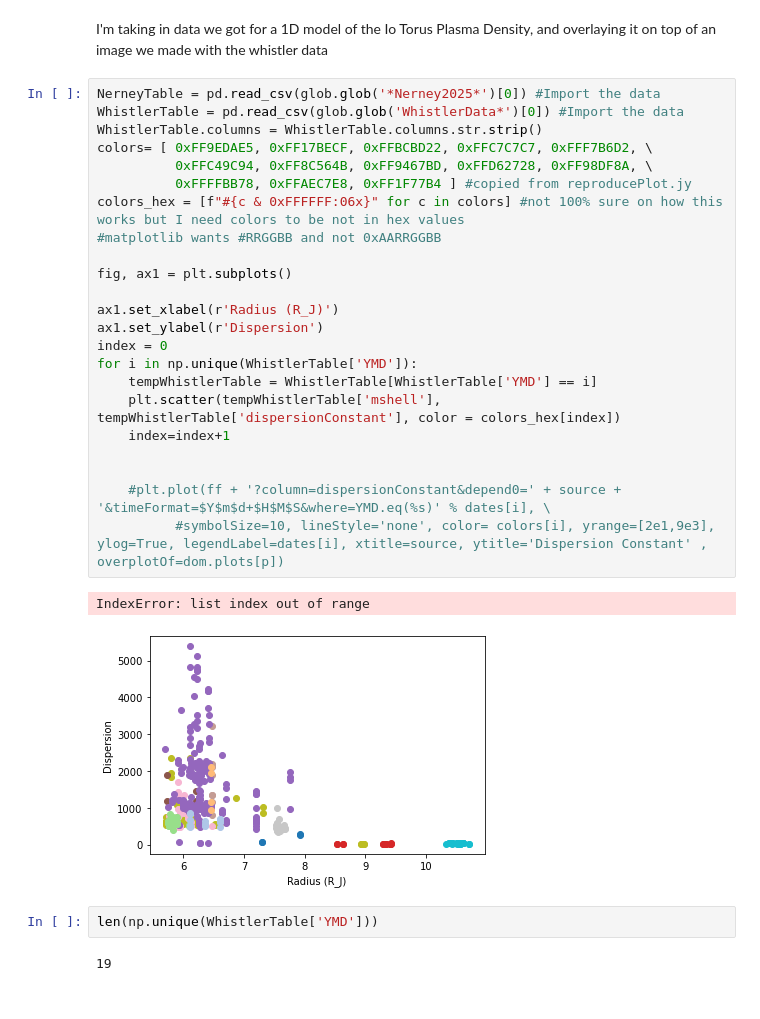
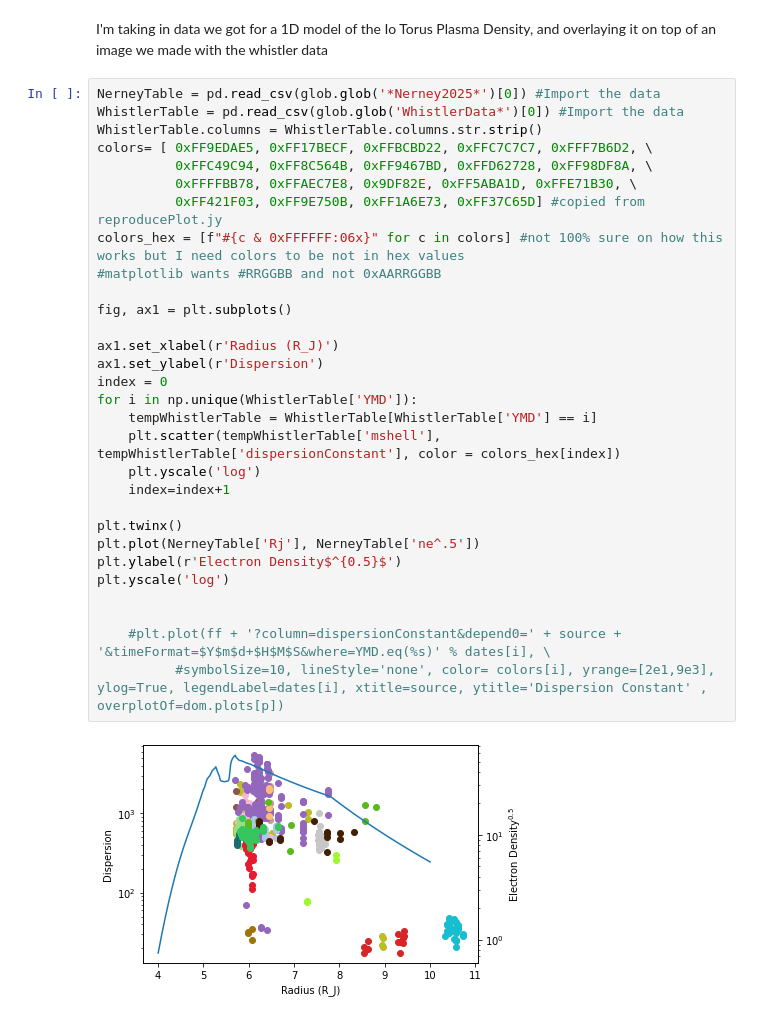
Before and after one commit to MilneBotMKII/Whistler-Research, a Jupyter notebook: PlasmaDensityOverlay.ipynb, the cells around one changed output. Cells and saved outputs as stored; diff of their text form.

Commit message:
Updating Overlay Plot
Got it working at least enough

```diff
--- a/PlasmaDensityOverlay.ipynb
+++ b/PlasmaDensityOverlay.ipynb
@@ -8,30 +8,32 @@ I'm taking in data we got for a 1D model of the Io Torus Plasma Density, and ove
 # %%
 NerneyTable = pd.read_csv(glob.glob('*Nerney2025*')[0]) #Import the data
 WhistlerTable = pd.read_csv(glob.glob('WhistlerData*')[0]) #Import the data
 WhistlerTable.columns = WhistlerTable.columns.str.strip()
 colors= [ 0xFF9EDAE5, 0xFF17BECF, 0xFFBCBD22, 0xFFC7C7C7, 0xFFF7B6D2, \
           0xFFC49C94, 0xFF8C564B, 0xFF9467BD, 0xFFD62728, 0xFF98DF8A, \
-          0xFFFFBB78, 0xFFAEC7E8, 0xFF1F77B4 ] #copied from reproducePlot.jy
+          0xFFFFBB78, 0xFFAEC7E8, 0x9DF82E, 0xFF5ABA1D, 0xFFE71B30, \
+          0xFF421F03, 0xFF9E750B, 0xFF1A6E73, 0xFF37C65D] #copied from reproducePlot.jy
 colors_hex = [f"#{c & 0xFFFFFF:06x}" for c in colors] #not 100% sure on how this works but I need colors to be not in hex values
 #matplotlib wants #RRGGBB and not 0xAARRGGBB
 
 fig, ax1 = plt.subplots()
 
 ax1.set_xlabel(r'Radius (R_J)')
 ax1.set_ylabel(r'Dispersion')
 index = 0
 for i in np.unique(WhistlerTable['YMD']):
     tempWhistlerTable = WhistlerTable[WhistlerTable['YMD'] == i]
     plt.scatter(tempWhistlerTable['mshell'], tempWhistlerTable['dispersionConstant'], color = colors_hex[index])
+    plt.yscale('log')
     index=index+1
+
+plt.twinx()
+plt.plot(NerneyTable['Rj'], NerneyTable['ne^.5'])
+plt.ylabel(r'Electron Density$^{0.5}$')
+plt.yscale('log')
 
 
     #plt.plot(ff + '?column=dispersionConstant&depend0=' + source + '&timeFormat=$Y$m$d+$H$M$S&where=YMD.eq(%s)' % dates[i], \
           #symbolSize=10, lineStyle='none', color= colors[i], yrange=[2e1,9e3], ylog=True, legendLabel=dates[i], xtitle=source, ytitle='Dispersion Constant' , overplotOf=dom.plots[p])
 # %% [output]
-IndexError: list index out of range
-[figure, old version]
+[figure, new version]
-# %%
-len(np.unique(WhistlerTable['YMD']))
-# %% [output]
-19
```
Also changed, not shown: parts of 5 cells of this notebook.
